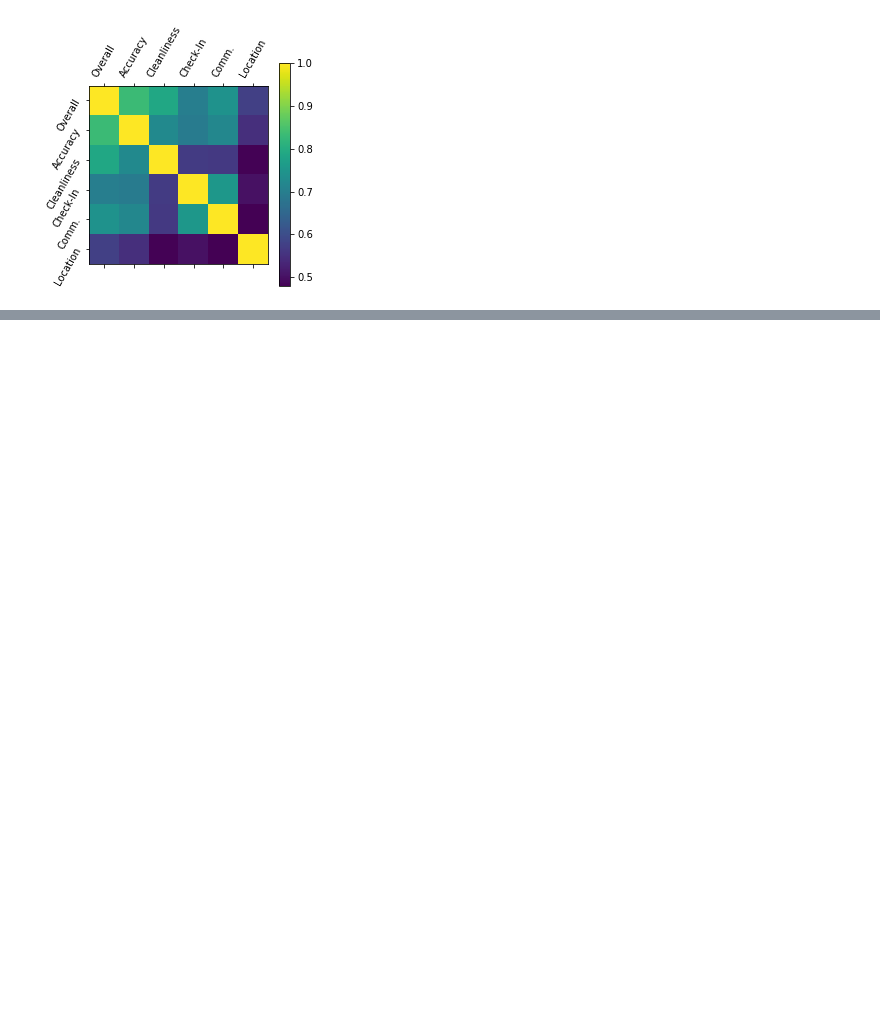
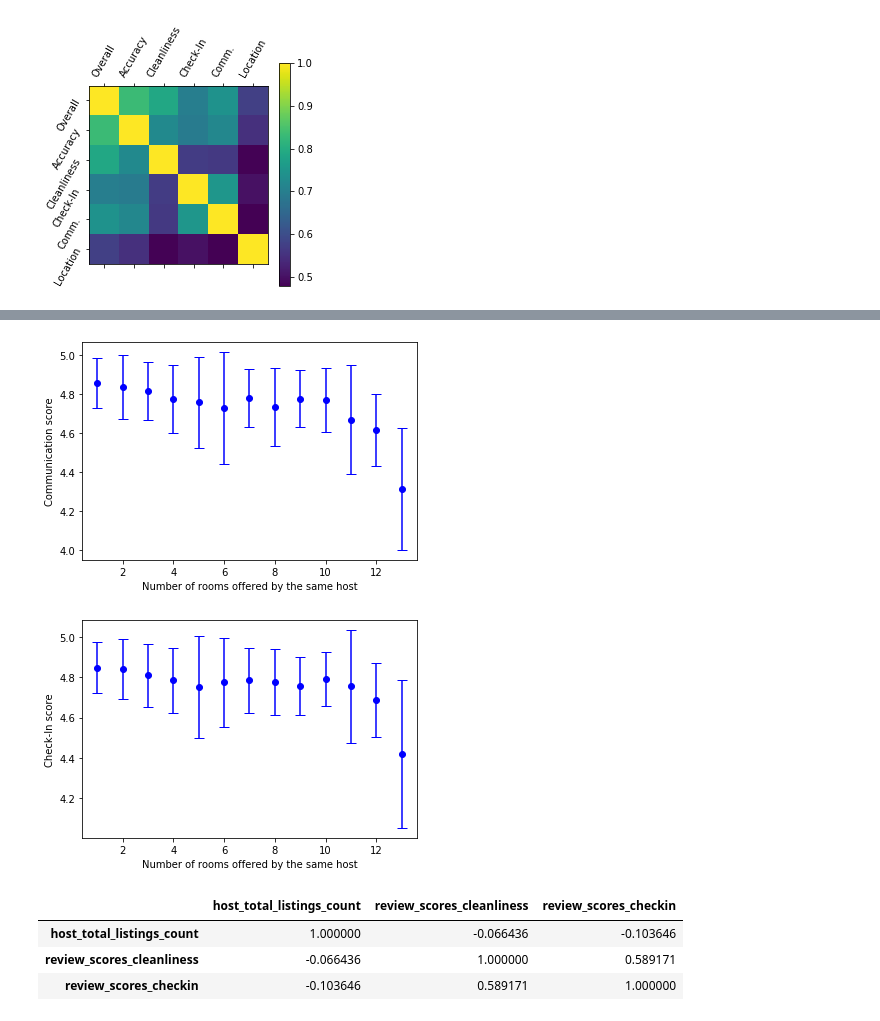
Before and after one commit to AlexLu94/MyDataAnalysisPortfolio, a Jupyter notebook: airbnb_in_brussels/analysis.ipynb, the cells around one changed output, grey strips where cells are left out. Saved outputs shown, nothing was run; the diff lists cells and outputs as text; code cells hidden in the pictures; blank space fills up the shorter version.

```diff
--- a/airbnb_in_brussels/analysis.ipynb
+++ b/airbnb_in_brussels/analysis.ipynb
@@ -211,0 +245,28 @@ plt.savefig('neighborhoods_prices.png')
+# %%
+# Extract the correlation between listing count and scores
+
+for count in range(1, 14):
+    plt.errorbar(x=count, y=data[data['host_total_listings_count']==count]['review_scores_communication'].mean(),yerr= data[data['host_total_listings_count']==count]['review_scores_communication'].std()/2, fmt='o', color='blue', capsize=5)
+plt.xlabel("Number of rooms offered by the same host")
+plt.ylabel("Communication score")
+plt.savefig('commscore_vs_listings.png')
+plt.show()
+
+plt.figure()
+for count in range(1, 14):
+    plt.errorbar(x=count, y=data[data['host_total_listings_count']==count]['review_scores_checkin'].mean(),yerr= data[data['host_total_listings_count']==count]['review_scores_checkin'].std()/2, fmt='o', color='blue', capsize=5)
+plt.xlabel("Number of rooms offered by the same host")
+plt.ylabel("Check-In score")
+plt.savefig('checkinscore_vs_listings.png')
+plt.show()
+# %% [output]
+[figure, added]
+[figure, added]
+# %%
+# Work in progress
+data[data['host_total_listings_count']<15][['host_total_listings_count', 'review_scores_cleanliness', 'review_scores_checkin']].corr()
+# %% [output]
+|  | host_total_listings_count | review_scores_cleanliness | review_scores_checkin |
+| host_total_listings_count | 1.000000 | -0.066436 | -0.103646 |
+| review_scores_cleanliness | -0.066436 | 1.000000 | 0.589171 |
+| review_scores_checkin | -0.103646 | 0.589171 | 1.000000 |
```
Also changed, not shown: parts of 5 cells of this notebook, 9 other files.
